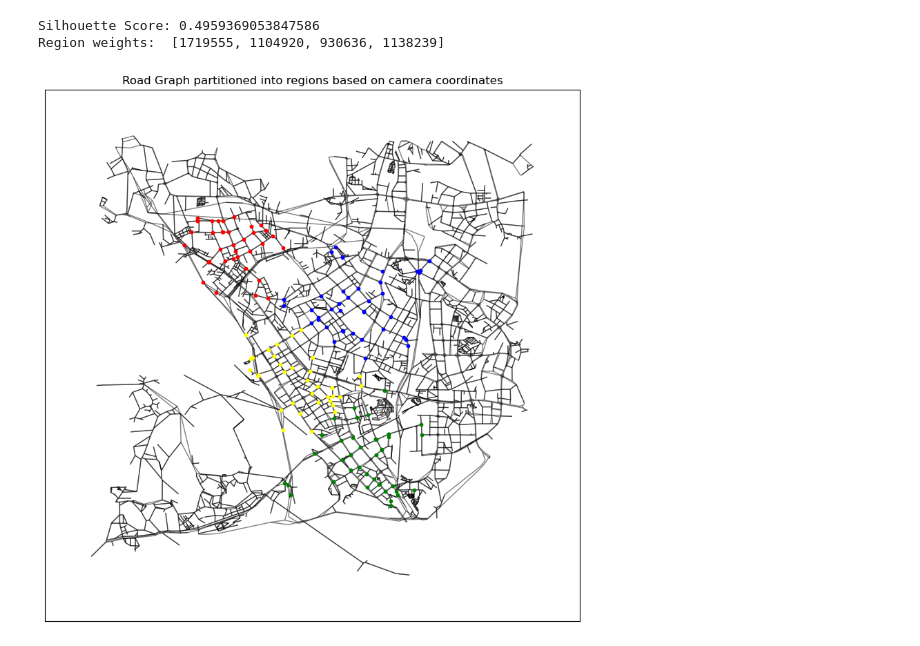
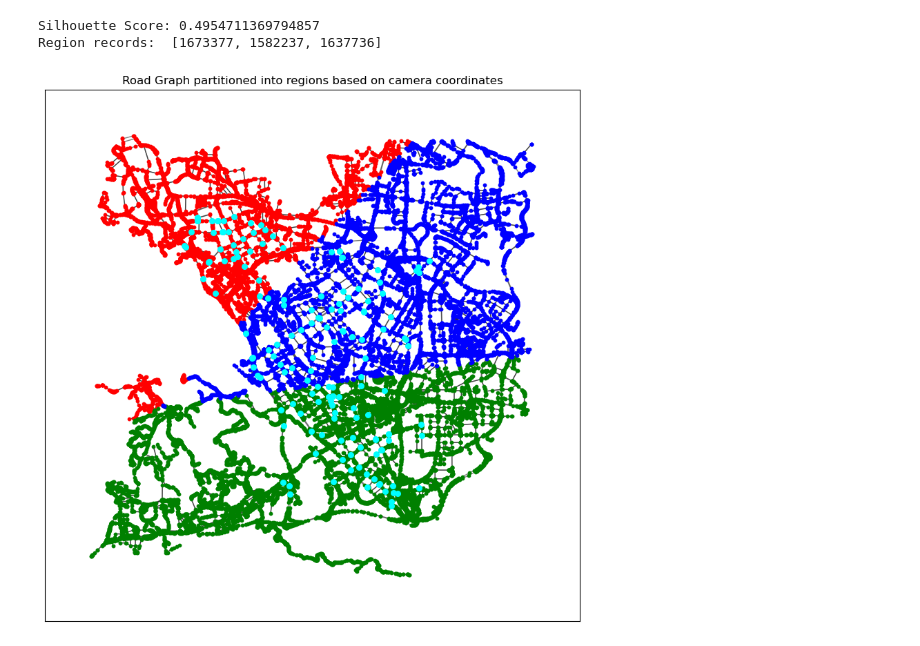
Before and after one commit to manuelck99/bachelors-thesis, a Jupyter notebook: preprocessing/region_partitioning.ipynb, the cells around one changed output. Saved outputs shown, nothing was run; the diff lists cells and outputs as text; code cells hidden in the pictures.

```diff
--- a/preprocessing/region_partitioning.ipynb
+++ b/preprocessing/region_partitioning.ipynb
@@ -17,18 +17,18 @@ data_path = "./data"
 # road_graph: nx.DiGraph
 # with open(f"{data_path}/road_graph_nsl_sc.pickle", mode="rb") as file:
 #     road_graph = pickle.load(file)
-road_graph = ox.load_graphml(f"{data_path}/road_graph_ox_sim_nsl_sc.xml")
+road_graph = ox.load_graphml(f"{data_path}/road_graph_ox_nsl_sc.xml")
 road_graph = ox.project_graph(road_graph, to_crs=utils.EPSG_32650)
 
 ## Load camera info
 cameras_dict: dict
-with open(f"{data_path}/road_graph_ox_sim_cameras.pickle", mode="rb") as file:
+with open(f"{data_path}/road_graph_ox_cameras.pickle", mode="rb") as file:
     cameras_dict = pickle.load(file)
 # %%
 # Parameters
 seed = 666
-number_of_regions = 4
-colors = ["red", "green", "blue", "yellow"]
+number_of_regions = 3
+colors = ["red", "green", "blue", "yellow", "orange", "purple", "pink", "brown", "cyan"]
 
 # nodes = [{"node_id": node[0], "x": node[1]["pos"][0], "y": node[1]["pos"][1]} for node in road_graph.nodes(data=True)]
 nodes = [{"node_id": node, "x": road_graph.nodes[node]["x"], "y": road_graph.nodes[node]["y"]} for node in
@@ -37,7 +37,7 @@ node_coordinates = np.array([[node["x"], node["y"]] for node in nodes])
 
 cameras = list(cameras_dict.values())
 camera_coordinates = np.array([[camera["x"], camera["y"]] for camera in cameras])
-camera_node_ids = {camera["node_id"] for camera in cameras}
+camera_nodes = {camera["node_id"] for camera in cameras}
 
 # Clustering
 k_means_cameras = cls.KMeans(number_of_regions, random_state=seed)
@@ -45,49 +45,58 @@ regions = k_means_cameras.fit_predict(camera_coordinates)
 print(f"Silhouette Score: {met.silhouette_score(camera_coordinates, regions, random_state=seed)}")
 
 # Record distribution
-region_weights = [0 for _ in set(regions)]
+region_records = [0 for _ in set(regions)]
 for region, camera in zip(regions, cameras):
-    region_weights[region] += camera["records"]
-print("Region weights: ", region_weights)
+    region_records[region] += camera["records"]
+print("Region records: ", region_records)
 
 # Matching nodes to cluster centroids
 kd_tree = nb.KDTree(k_means_cameras.cluster_centers_)
 indices = kd_tree.query(node_coordinates, k=1, return_distance=False)
+indices = indices.flatten()
 
-node_sets = [set() for _ in range(indices.max() + 1)]
+region_nodes = [set() for _ in range(number_of_regions)]
 for node, index in zip(nodes, indices):
-    index = index[0]
-    if node["node_id"] in camera_node_ids:
-        node_sets[index].add(node["node_id"])
-    # node_sets[index].add(node["node_id"])
+    # if node["node_id"] in camera_nodes:
+    #     region_nodes[index].add(node["node_id"])
+    region_nodes[index].add(node["node_id"])
 
 # Visualization
 fig, ax = plt.subplots(1, 1, figsize=(10, 10))
 # pos = nx.get_node_attributes(road_graph, "pos")
 pos = {node: (road_graph.nodes[node]["x"], road_graph.nodes[node]["y"]) for node in road_graph.nodes()}
 
 nx.draw_networkx_edges(
     road_graph,
     pos,
     arrows=False,
     alpha=0.5,
     ax=ax
 )
 
-for index, node_set in enumerate(node_sets):
+for index, node_set in enumerate(region_nodes):
     nx.draw_networkx_nodes(
         road_graph,
         pos,
         node_color=colors[index],
         node_size=10,
         nodelist=node_set,
         ax=ax
     )
 
+nx.draw_networkx_nodes(
+    road_graph,
+    pos,
+    node_color=colors[-1],
+    node_size=30,
+    nodelist=camera_nodes,
+    ax=ax
+)
+
 ax.set_title("Road Graph partitioned into regions based on camera coordinates")
 
 plt.show()
 # %% [output]
-Silhouette Score: 0.4959369053847586
-Region weights:  [1719555, 1104920, 930636, 1138239]
+Silhouette Score: 0.4954711369794857
+Region records:  [1673377, 1582237, 1637736]
-[figure, old version]
+[figure, new version]
```
Also changed, not shown: parts of 1 cell of this notebook, 3 other files.
